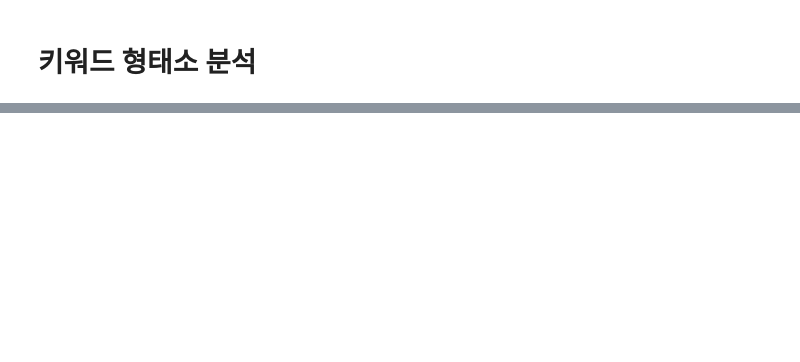
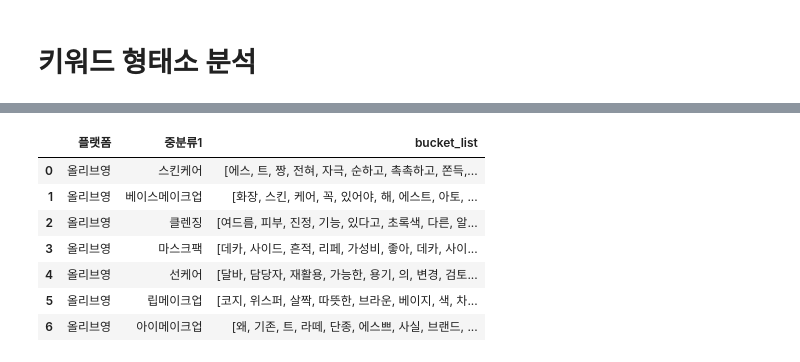
Before and after one commit to sweeeet-zoo/sparta5, a Jupyter notebook: 실전_프로젝트/데이터_전처리_카테고리/키워드_크롤링.ipynb, the cells around one changed output, grey strips where cells are left out. Drawn from its saved outputs; the diff is of its cells as text; code cells hidden in the pictures; blank space fills up the shorter version.

```diff
--- a/실전_프로젝트/데이터_전처리_카테고리/키워드_크롤링.ipynb
+++ b/실전_프로젝트/데이터_전처리_카테고리/키워드_크롤링.ipynb
@@ -865,0 +983,7 @@ word_df.head(50)
+# %%
+# 원본 복제
+top_cuts_df2 = top_cuts_df.copy(deep=True)
+# %%
+# 6. 필요없는 컬럼 지우기
+top_cuts_df2.drop(['제품명', '리뷰', 'reply_text', 'sentences_tag'], axis=1, inplace=True)
+top_cuts_df2.info()
@@ -865,0 +1023,14 @@ word_df.head(50)
+# %%
+# 중분류1 단위로 bucket_list 합치기
+top_class_list = top_cuts_df2['중분류1'].unique()
+
+for j in range(len(top_class_list)):
+  bucket = top_cuts_df2[top_cuts_df2['중분류1']==top_class_list[j]].index
+  min_b = min(bucket)
+
+  for b in bucket:
+    if b > min_b:
+      min_bucket = top_cuts_df2['bucket_list'][min_b]
+      min_bucket += top_cuts_df2['bucket_list'][b]
+
+print(len(min_bucket))
@@ -865,0 +1052,12 @@ word_df.head(50)
+# %%
+# 중분류1 단위로 한 행씩만 남기기
+top_class_list = top_cuts_df2['중분류1'].unique()
+
+for j in range(len(top_class_list)):
+  bucket = top_cuts_df2[top_cuts_df2['중분류1']==top_class_list[j]].index
+  min_b = min(bucket)
+  max_b = max(bucket)
+
+  top_cuts_df2.drop(labels=range(min_b+1,max_b+1), axis=0, inplace=True)
+
+top_cuts_df2.info()
@@ -865,0 +1075,12 @@ word_df.head(50)
+# %%
+top_cuts_df2.reset_index(drop=True, inplace=True)
+top_cuts_df2
+# %% [output]
+|  | 플랫폼 | 중분류1 | bucket_list |
+| 0 | 올리브영 | 스킨케어 | [에스, 트, 짱, 전혀, 자극, 순하고, 촉촉하고, 쫀득,... |
+| 1 | 올리브영 | 베이스메이크업 | [화장, 스킨, 케어, 꼭, 있어야, 해, 에스트, 아토, ... |
+| 2 | 올리브영 | 클렌징 | [여드름, 피부, 진정, 기능, 있다고, 초록색, 다른, 알... |
+| 3 | 올리브영 | 마스크팩 | [데카, 사이드, 흔적, 리페, 가성비, 좋아, 데카, 사이... |
+| 4 | 올리브영 | 선케어 | [달바, 담당자, 재활용, 가능한, 용기, 의, 변경, 검토... |
+| 5 | 올리브영 | 립메이크업 | [코지, 위스퍼, 살짝, 따뜻한, 브라운, 베이지, 색, 차... |
+| 6 | 올리브영 | 아이메이크업 | [왜, 기존, 트, 라떼, 단종, 에스쁘, 사실, 브랜드, ... |
```
Also changed, not shown: parts of 32 cells of this notebook, 1 other file.
